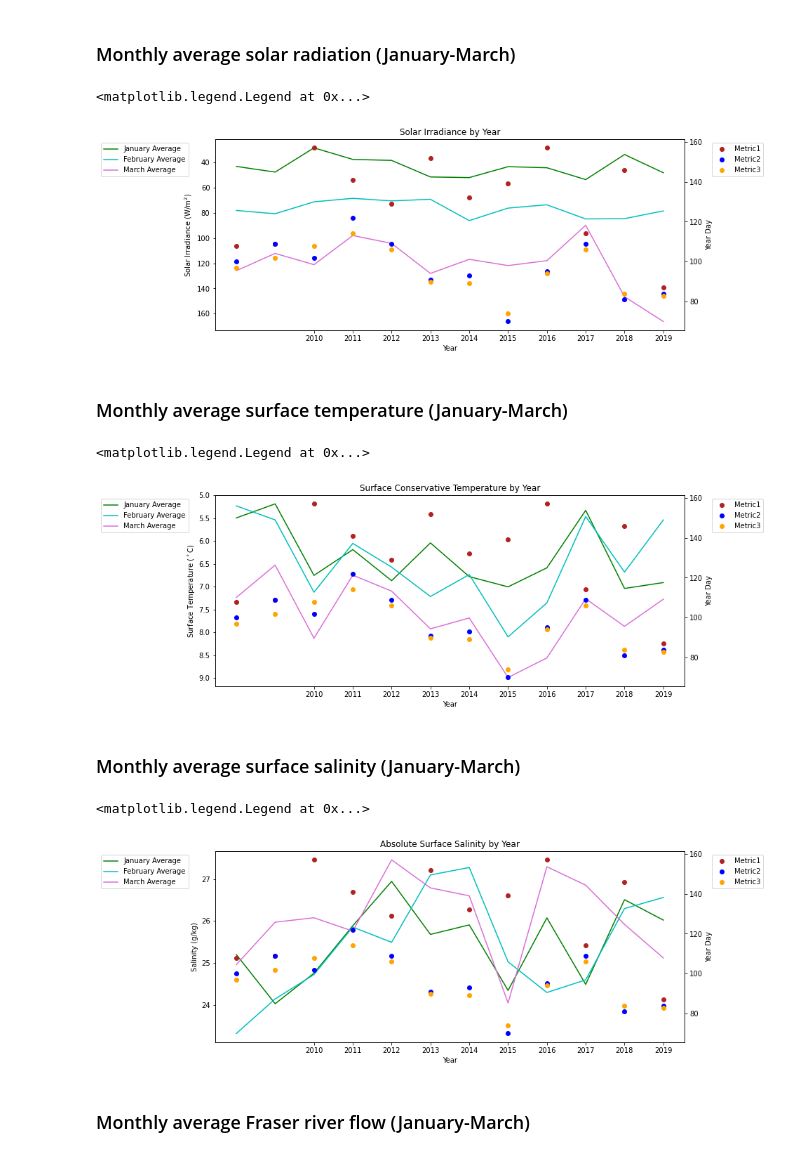
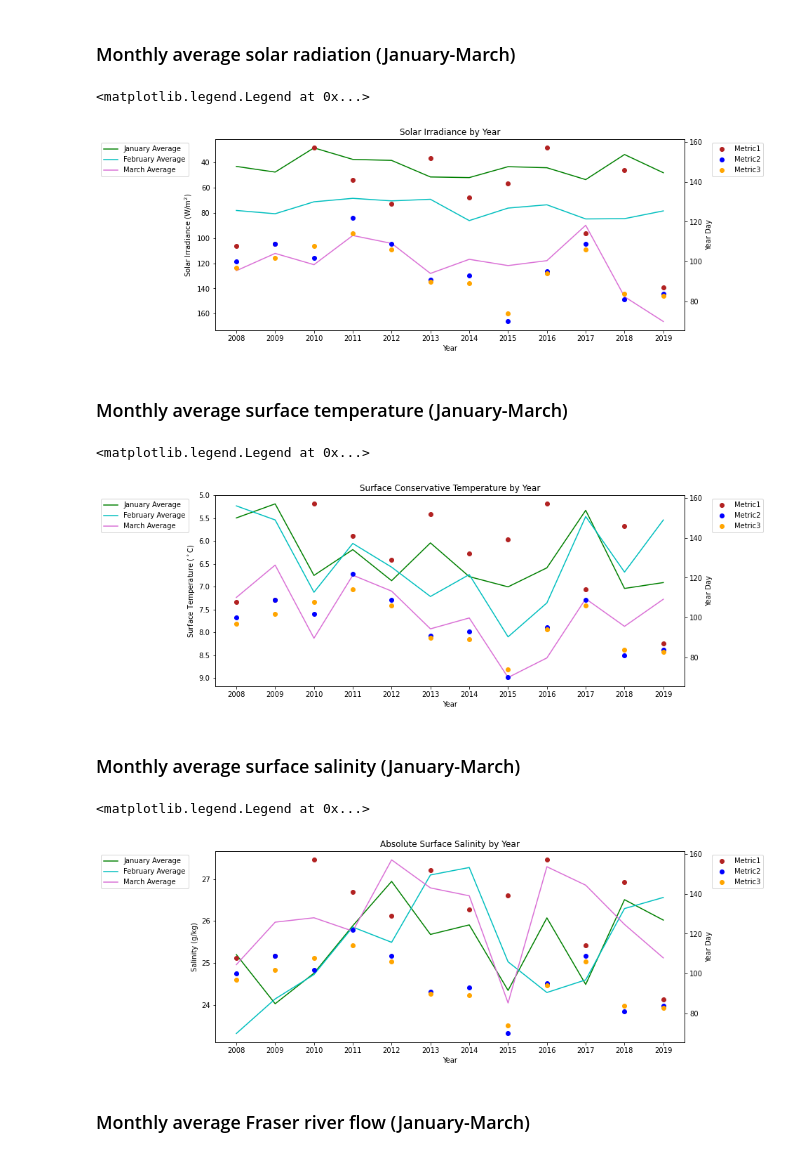
Before and after one commit to SalishSeaCast/Analysis-Aline, a Jupyter notebook: notebooks/Bloom_Timing/201905EnvironmentalDrivers-Copy1.ipynb, the cells around one changed output. Saved outputs shown, nothing was run; the diff lists cells and outputs as text; code cells hidden in the pictures.

```diff
--- a/notebooks/Bloom_Timing/201905EnvironmentalDrivers-Copy1.ipynb
+++ b/notebooks/Bloom_Timing/201905EnvironmentalDrivers-Copy1.ipynb
@@ -594,24 +594,24 @@ ax1.legend(handles=[p4[0],p5[0],p6[0]],bbox_to_anchor=(1.05, 1.0), loc='upper le
 # %%
 fig,ax=plt.subplots(1,1,figsize=(12,5))
 p1=ax.plot(years,solarjan, '-',color='green',label='January Average')
 p2=ax.plot(years,solarfeb, '-',color='c',label='February Average')
 p3=ax.plot(years,solarmar, '-',color='orchid',label='March Average')
 ax.set_ylabel('Solar Irradiance (W/$\mathregular{m^2}$)')
 ax.set_xlabel('Year')
 ax.set_title('Solar Irradiance by Year')
-ax.set_xticks([2010,2011,2012,2013,2014,2015,2016,2017,2018,2019])
+ax.set_xticks([2008,2009,2010,2011,2012,2013,2014,2015,2016,2017,2018,2019])
 ax.legend(handles=[p1[0],p2[0],p3[0]],bbox_to_anchor=(-0.25, 1.0), loc='upper left')
 ax.invert_yaxis()
 
 ax1=ax.twinx()
 p4=ax1.plot(years,yearday1, 'o',color='firebrick',label='Metric1')
 p5=ax1.plot(years,yearday2, 'o',color='b',label='Metric2')
 p6=ax1.plot(years,yearday3, 'o',color='orange',label='Metric3')
 ax1.set_ylabel('Year Day')
 ax1.legend(handles=[p4[0],p5[0],p6[0]],bbox_to_anchor=(1.05, 1.0), loc='upper left')
 # %% [output]
 <matplotlib.legend.Legend at 0x...>
-[figure, old version]
+[figure, new version]
 # %% [markdown]
 ### Monthly average surface temperature (January-March)
 # %%
@@ -622,7 +622,7 @@ p3=ax.plot(years,tempmar, '-',color='orchid',label='March Average')
 ax.set_ylabel('Surface Temperature ($^\circ$C)')
 ax.set_xlabel('Year')
 ax.set_title('Surface Conservative Temperature by Year')
-ax.set_xticks([2010,2011,2012,2013,2014,2015,2016,2017,2018,2019])
+ax.set_xticks([2008,2009,2010,2011,2012,2013,2014,2015,2016,2017,2018,2019])
 ax.legend(handles=[p1[0],p2[0],p3[0]],bbox_to_anchor=(-0.25, 1.0), loc='upper left')
 ax.invert_yaxis()
 
@@ -634,7 +634,7 @@ ax1.set_ylabel('Year Day')
 ax1.legend(handles=[p4[0],p5[0],p6[0]],bbox_to_anchor=(1.05, 1.0), loc='upper left')
 # %% [output]
 <matplotlib.legend.Legend at 0x...>
-[figure, old version]
+[figure, new version]
 # %% [markdown]
 ### Monthly average surface salinity (January-March)
 # %%
@@ -645,7 +645,7 @@ p3=ax.plot(years,salmar, '-',color='orchid',label='March Average')
 ax.set_ylabel('Salinity (g/kg)')
 ax.set_xlabel('Year')
 ax.set_title('Absolute Surface Salinity by Year')
-ax.set_xticks([2010,2011,2012,2013,2014,2015,2016,2017,2018,2019])
+ax.set_xticks([2008,2009,2010,2011,2012,2013,2014,2015,2016,2017,2018,2019])
 ax.legend(handles=[p1[0],p2[0],p3[0]],bbox_to_anchor=(-0.25, 1.0), loc='upper left')
 
 ax1=ax.twinx()
@@ -656,7 +656,7 @@ ax1.set_ylabel('Year Day')
 ax1.legend(handles=[p4[0],p5[0],p6[0]],bbox_to_anchor=(1.05, 1.0), loc='upper left')
 # %% [output]
 <matplotlib.legend.Legend at 0x...>
-[figure, old version]
+[figure, new version]
 # %% [markdown]
 ### Monthly average Fraser river flow (January-March)
 # %%
```
Also changed, not shown: parts of 10 cells of this notebook.
